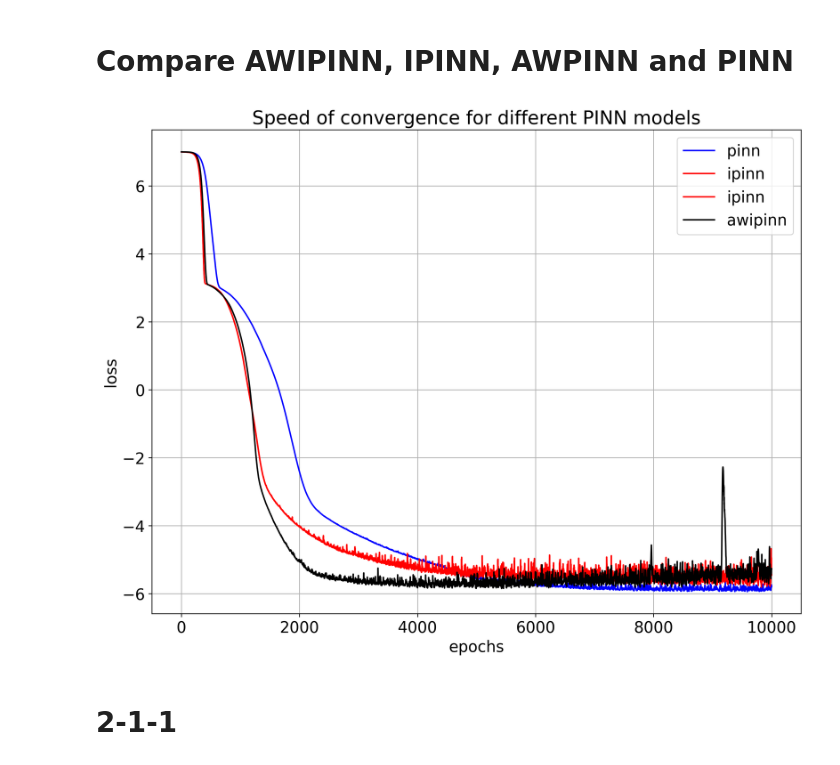
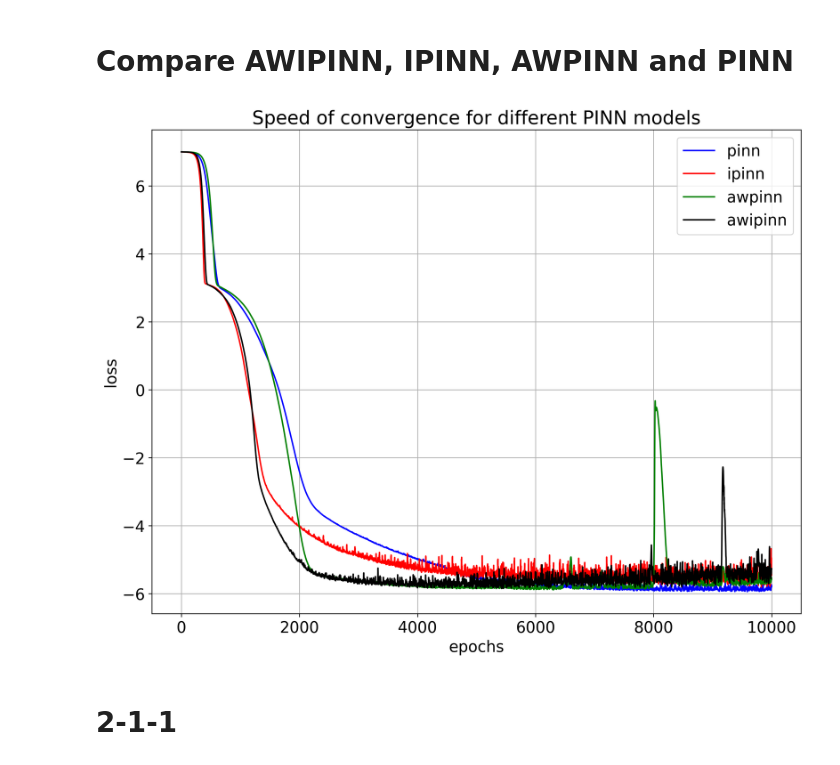
Before and after one commit to HengruiBaiCN/Honor, a Jupyter notebook: plotting.ipynb, the cells around one changed output. Drawn from its saved outputs; the diff is of its cells as text; code cells hidden in the pictures.

```diff
--- a/plotting.ipynb
+++ b/plotting.ipynb
@@ -43,16 +43,16 @@ num_epochs = 10000
 # %%
 fig = plt.figure(figsize=(12,9))
 plt.plot(range(num_epochs), [np.log(item) for item in loss_list1[:num_epochs]], color='blue', label='pinn')
 plt.plot(range(num_epochs), [np.log(item) for item in loss_list2[:num_epochs]], color='red', label='ipinn')
-plt.plot(range(num_epochs), [np.log(item) for item in loss_list2[:num_epochs]], color='red', label='ipinn')
+plt.plot(range(num_epochs), [np.log(item) for item in loss_list3[:num_epochs]], color='green', label='awpinn')
 plt.plot(range(num_epochs), [np.log(item) for item in loss_list4[:num_epochs]], color='black', label='awipinn')
 plt.xlabel('epochs')
 plt.ylabel('loss')
 plt.legend()
 plt.title(f'Speed of convergence for different PINN models')
 plt.grid(True)
 # %% [output]
-[figure, old version]
+[figure, new version]
 # %% [markdown]
 # 2-1-1
 # %%
```
Also changed, not shown: 7 other files.
